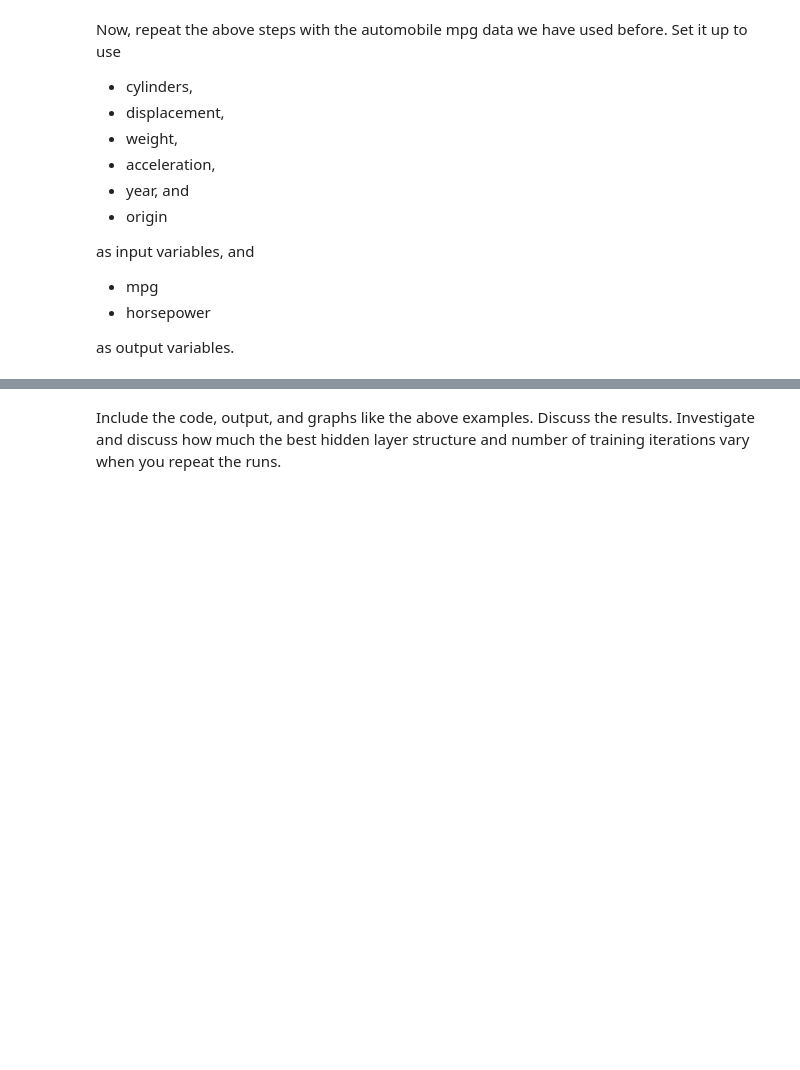
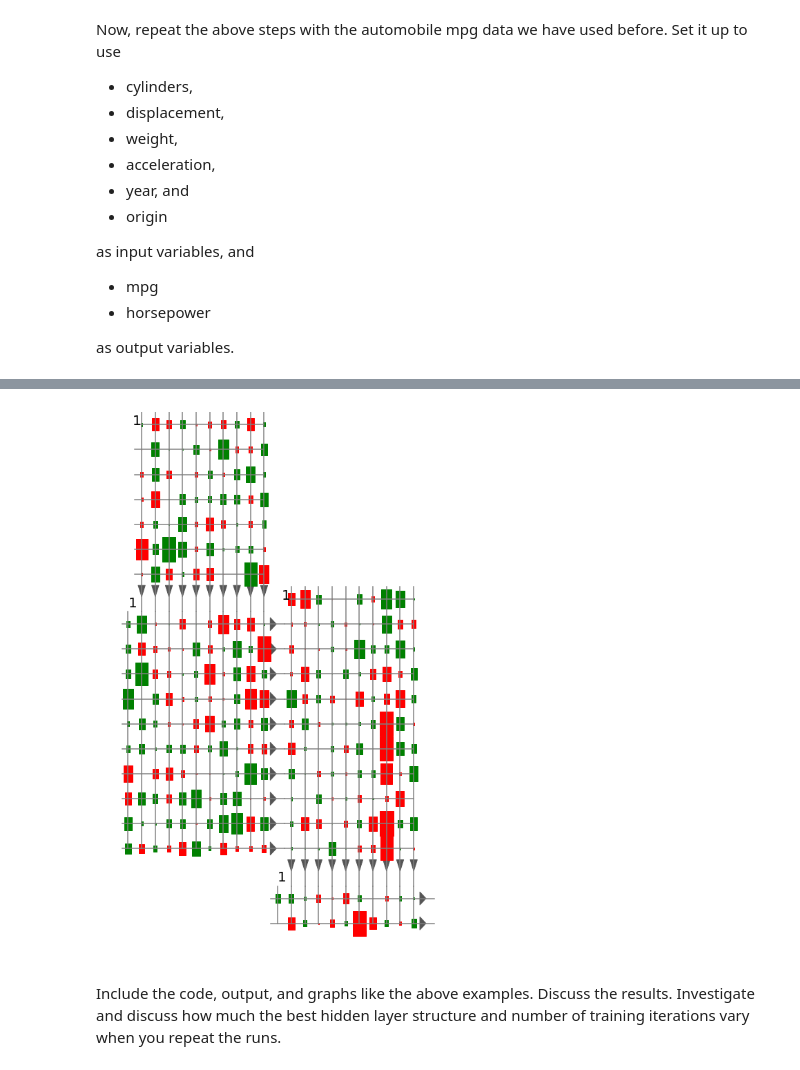
Before and after one commit to silkylaroux/cs445, a Jupyter notebook: A2/Armijo-A2.ipynb, the cells around one changed output, grey strips where cells are left out. Drawn from its saved outputs; the diff is of its cells as text; code cells hidden in the pictures; blank space fills up the shorter version.

```diff
--- a/A2/Armijo-A2.ipynb
+++ b/A2/Armijo-A2.ipynb
@@ -353,0 +296,11 @@ NeuralNetwork(6, [10], 2)
+# %%
+import random
+
+nRows = X.shape[0]
+rows = np.arange(nRows)
+np.random.shuffle(rows)
+nTrain = int(nRows * 0.8)
+trainRows = rows[:nTrain]
+testRows = rows[nTrain:]
+Xtrain, Ttrain = X[trainRows, :], T[trainRows, :]
+Xtest, Ttest = X[testRows, :], T[testRows, :]
@@ -354,3 +364,13 @@ NeuralNetwork(6, [10], 2)
+# %%
+plt.figure(figsize=(100, 100))
+
+#plt.subplot(6, 10, 2)
+#plt.plot(nnet.getErrors())
+
+plt.subplot(6,10,3)
+nnet.draw()
+# %% [output]
+[figure, added]
 # %% [markdown]
 Include the code, output, and graphs like the above examples. Discuss the results.  Investigate and discuss how much the best hidden layer structure and number of training iterations vary when you repeat the runs.
 # %% [markdown]
```
Also changed, not shown: parts of 15 cells of this notebook, 3 other files.
